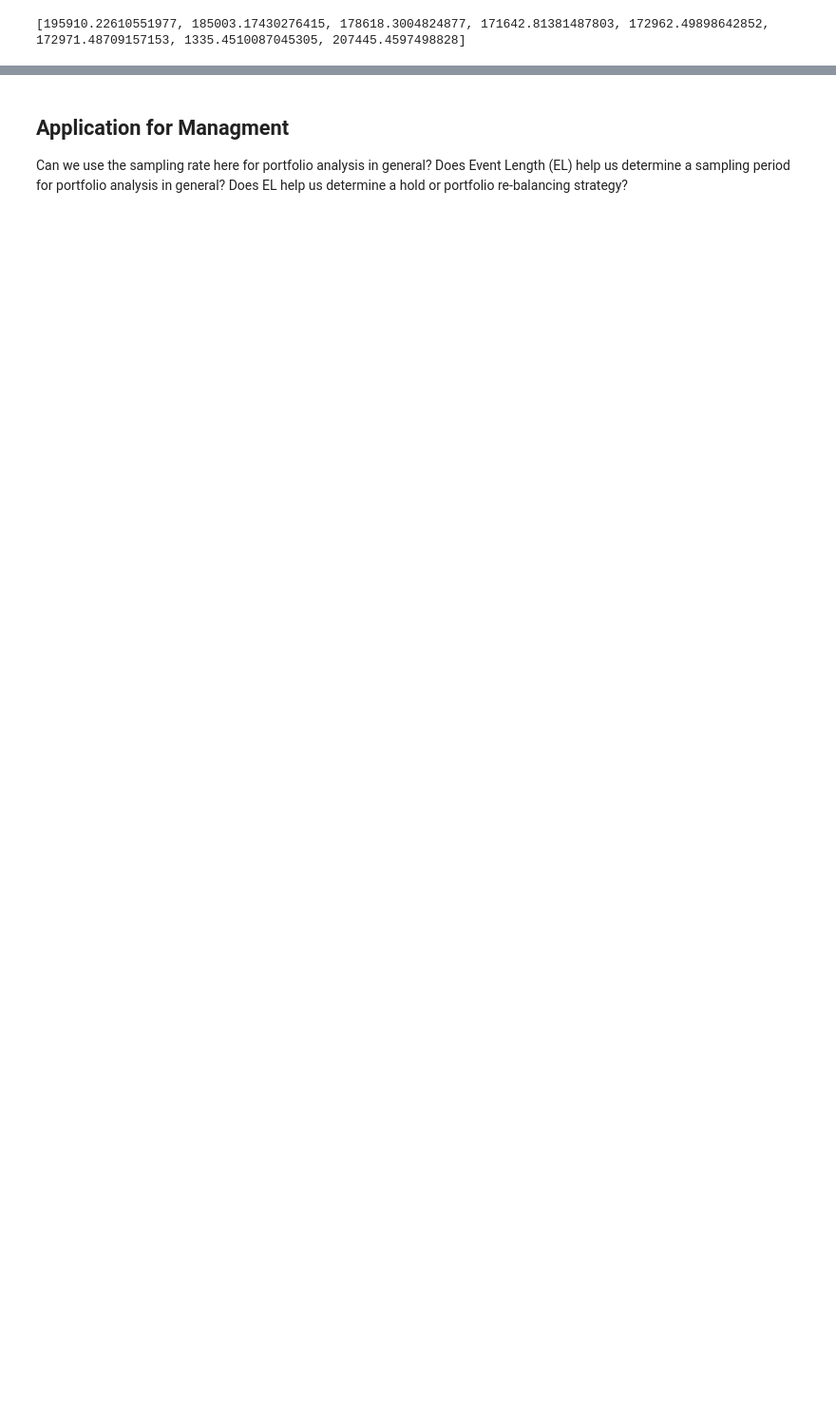
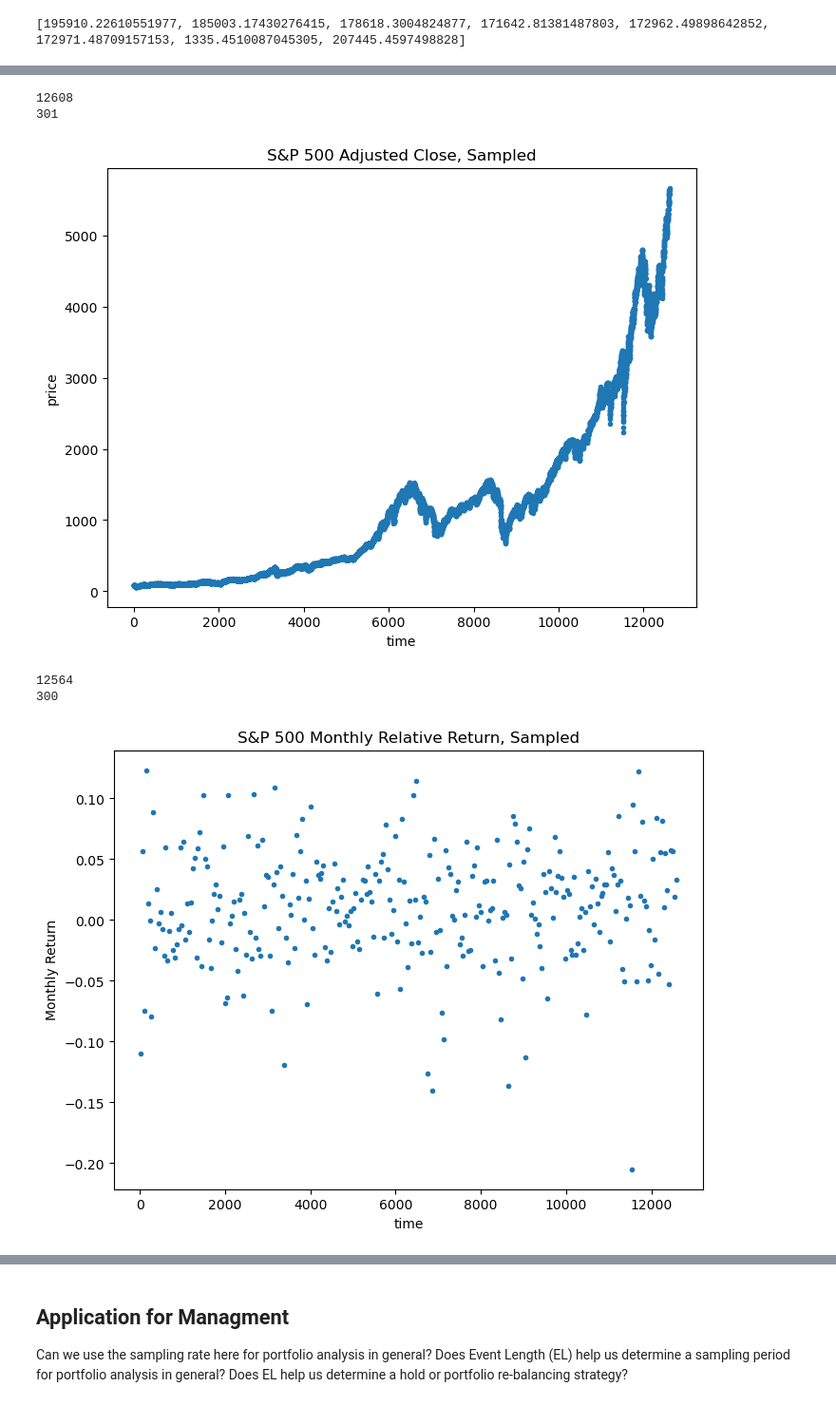
Before and after one commit to Rtasseff/condor_test, a Jupyter notebook: project/202407_marketTrends.ipynb, the cells around one changed output, grey strips where cells are left out. Shown at 95% size. Cells and saved outputs as stored; diff of their text form; code cells hidden in the pictures; blank space fills up the shorter version.

```diff
--- a/project/202407_marketTrends.ipynb
+++ b/project/202407_marketTrends.ipynb
@@ -355 +475,42 @@ plt.show()
+# %%
+delta_return = 22
+delta_sf = 42
+n = len(sp500_history['Adj Close**'])
+print(n)
+inds = np.arange(0,n,delta_sf)
+
+x = np.arange(len(sp500_history['Adj Close**']))
+y = np.array(sp500_history['Adj Close**'])
+x_samp = x[inds]
+y_samp = y[inds]
+print(len(x_samp))
+# Plot the data for sanity check
+plt.figure(figsize=(8, 6))
+plt.plot(x,y,'.')
+plt.xlabel('time')
+plt.ylabel('price')
+plt.title('S&P 500 Adjusted Close, Sampled')
+plt.show()
+
+# *** depending on returns from above section ***
+n = len(xReturn)
+print(n)
+inds = np.arange(0,n,delta_sf)
+xReturn_samp = xReturn[inds]
+yReturn_samp = yReturn[inds]
+print(len(xReturn_samp))
+# Plot the data for sanity check
+plt.figure(figsize=(8, 6))
+plt.plot(xReturn_samp,yReturn_samp,'.')
+plt.xlabel('time')
+plt.ylabel('Monthly Return')
+plt.title('S&P 500 Monthly Relative Return, Sampled')
+plt.show()
+# %% [output]
+12608
+301
+[figure, added]
+12564
+300
+[figure, added]
 # %% [markdown]
```
Also changed, not shown: parts of 22 cells of this notebook.
